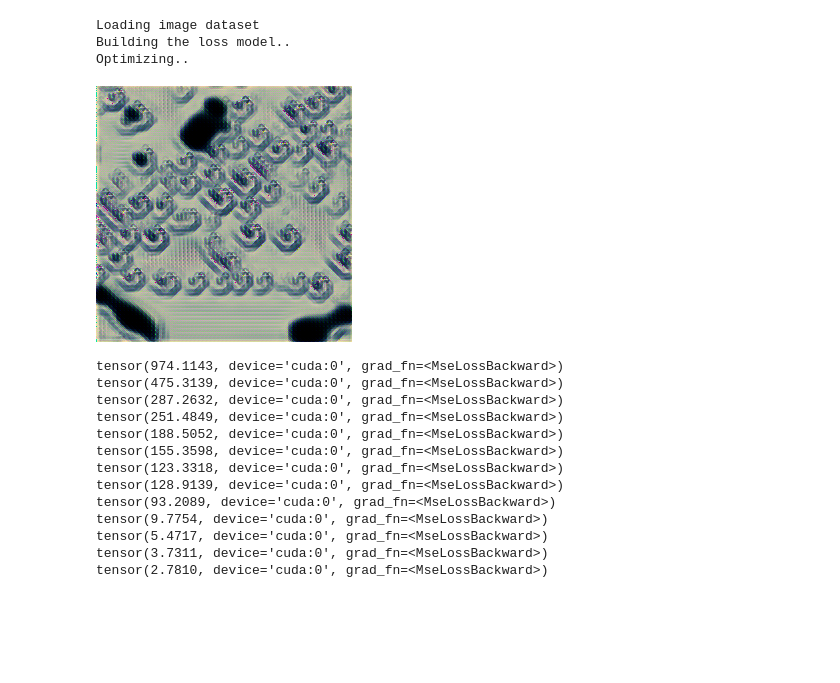
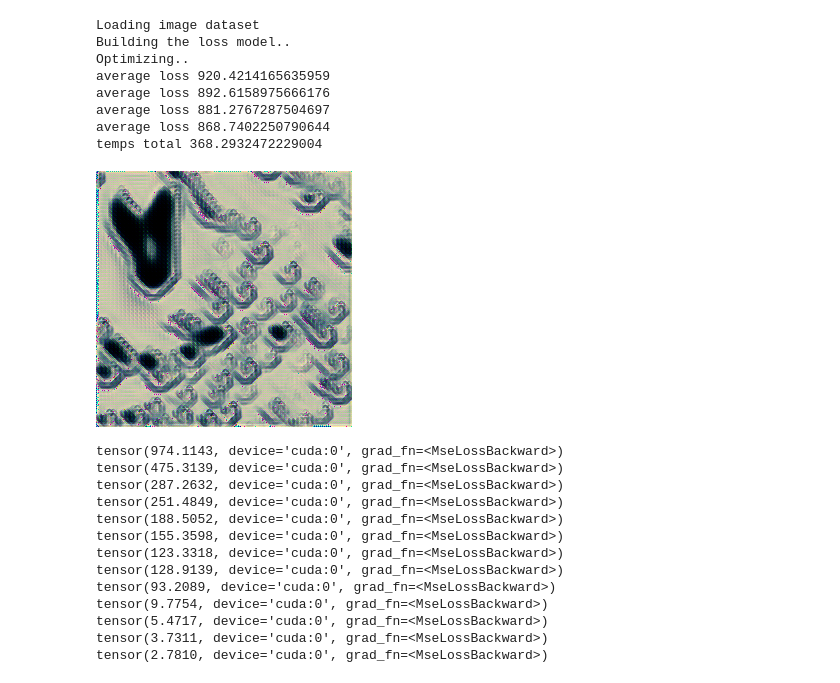
Before and after one commit to gchapeaux/projetML, a Jupyter notebook: Untitled.ipynb, the cells around one changed output. Cells and saved outputs as stored; diff of their text form; code cells hidden in the pictures; blank space fills up the shorter version.

```diff
--- a/Untitled.ipynb
+++ b/Untitled.ipynb
@@ -362,39 +288,27 @@ def image_loader(image_name):
     image = loader(image).unsqueeze(0)
     return image.to(device, torch.float)
 # %%
-content_path   = "images/danse.jpg"
-style_path = "images/wave.jpeg"
+style_image = image_loader(style_path)
 
-#TODO : Uncomment
-imsize = 256 #Network test
-#imsize = 400 if torch.cuda.is_available() else 128  # use small size if no gpu
-
-loader = transforms.Compose([
-    transforms.Resize((imsize, imsize)),  # scale imported image
-    transforms.ToTensor()])
-
-style_image = image_loader(style_path)
-content_image = image_loader(content_path)
-input_image = content_image.clone()
-
-cnn = models.vgg19(pretrained=True).features.to(device).eval()
-#output = run_style_transfer(cnn, style_image, content_image, input_image, num_steps= 50, step = 50, save = True)
-if True:
-    try:
-        images
-    except:
-        print("loading images")
-        images = getimages()
-    try:
-        reseau
-    except:
-        print("reset du réseau")
-        reseau = pickle.load(open("mini_trained2.pickl",'rb')).to(device)
-    d = time()
-    train_model(cnn, style_image, content_image, reseau, images, num_steps= 1, repeat = 1, save = True, lr = 5*10**-9)
-    print("temps total", time()-d)
-    #pass
+try:
+    images
+except:
+    print("loading images")
+    images = getimages()
+try:
+    reseau
+except:
+    print("reset du réseau")
+    reseau = pickle.load(open("mini_trained3.pickl",'rb')).to(device)
+d = time()
+train_model(style_image, reseau, images, num_steps= 10, repeat = 1, save = True, lr = 10**-8)
+print("temps total", time()-d)
 # %% [output]
 Loading image dataset
 Building the loss model..
 Optimizing..
+average loss 920.4214165635959
+average loss 892.6158975666176
+average loss 881.2767287504697
+average loss 868.7402250790644
+temps total 368.2932472229004
@@ -406,7 +320,7 @@ pickle.dump(model_clone, open("mini_trained2.pickl",'wb'))
 # %%
-tensorToPil(reseau(images[3].view((1,3,256,256))))
+tensorToPil(reseau(images[1].view((1,3,256,256))))
 # %% [output]
-[figure, old version]
+[figure, new version]
 # %%
 reseau = ImgTNet().cuda()
 citere = torch.nn.MSELoss()
```
Also changed, not shown: parts of 4 cells of this notebook, 5 other files.
